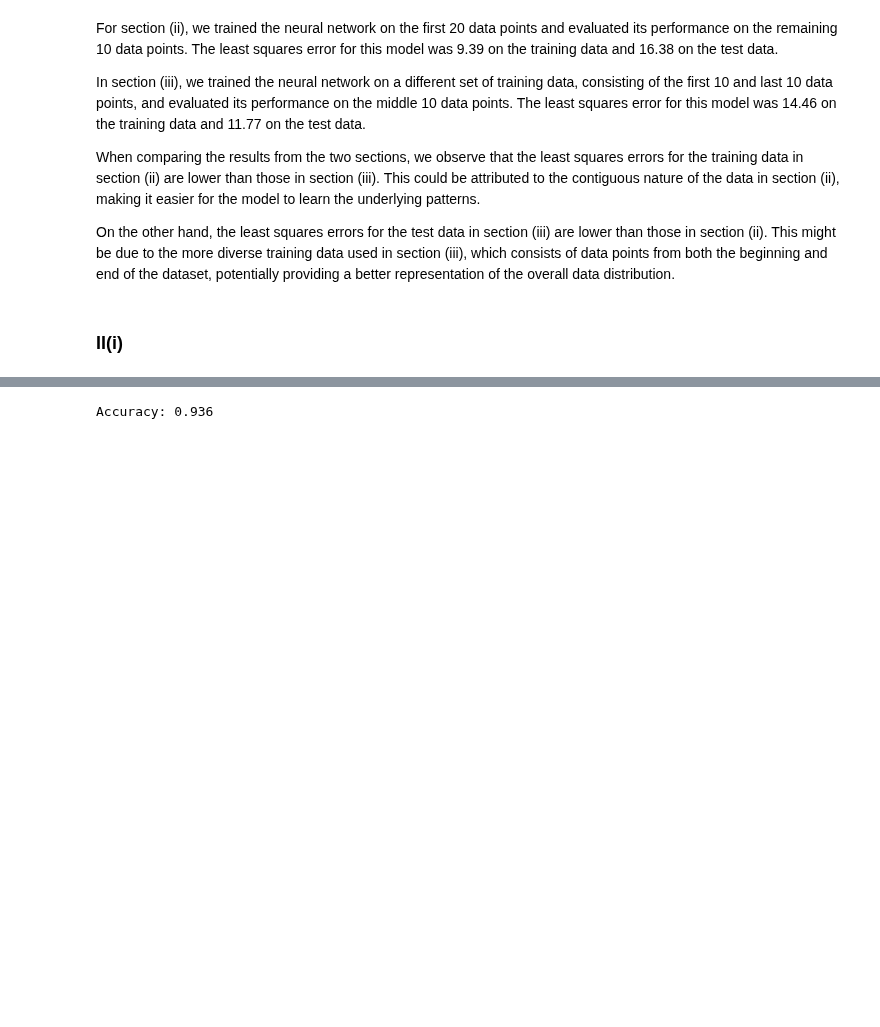
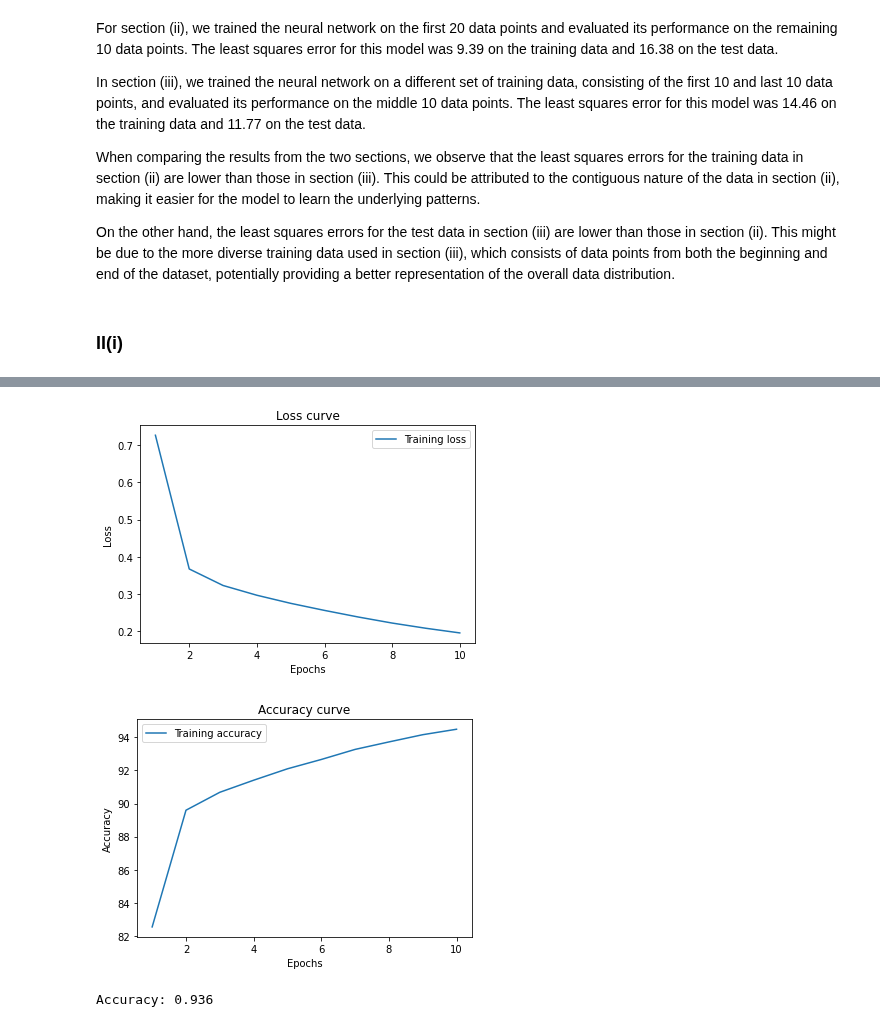
Before and after one commit to ZiwenLi0325/EE399, a Jupyter notebook: hw4/hw4.ipynb, the cells around one changed output, grey strips where cells are left out. Drawn from its saved outputs; the diff is of its cells as text; code cells hidden in the pictures; blank space fills up the shorter version.

Commit message:
some plot

```diff
--- a/hw4/hw4.ipynb
+++ b/hw4/hw4.ipynb
@@ -233,8 +233,15 @@ criterion = nn.NLLLoss()
 optimizer = optim.SGD(model.parameters(), lr=0.01)
 
 # Train the neural network model
-for epoch in range(10):
+num_epochs = 10
+train_losses = []
+train_accuracies = []
+
+for epoch in range(num_epochs):
     running_loss = 0.0
+    correct = 0
+    total = 0
+
     for images, labels in train_loader:
         optimizer.zero_grad()
         output = model(images)
@@ -242,7 +249,16 @@ for epoch in range(10):
         loss.backward()
         optimizer.step()
         running_loss += loss.item()
-    print('Epoch %d loss: %.3f' % (epoch + 1, running_loss/len(train_loader)))
+
+        _, predicted = torch.max(output.data, 1)
+        total += labels.size(0)
+        correct += (predicted == labels).sum().item()
+
+    epoch_loss = running_loss / len(train_loader)
+    epoch_accuracy = 100 * correct / total
+    train_losses.append(epoch_loss)
+    train_accuracies.append(epoch_accuracy)
+    print('Epoch %d loss: %.3f, accuracy: %.3f%%' % (epoch + 1, epoch_loss, epoch_accuracy))
 
 # Evaluate the neural network model on the test data
 correct = 0
@@ -254,4 +270,23 @@ with torch.no_grad():
         total += labels.size(0)
         correct += (predicted == labels).sum().item()
 print('Test accuracy: %.3f%%' % (100 * correct / total))
+
+# Plot the loss curve
+epochs = range(1, num_epochs + 1)
+plt.plot(epochs, train_losses, label="Training loss")
+plt.xlabel("Epochs")
+plt.ylabel("Loss")
+plt.legend()
+plt.title("Loss curve")
+plt.savefig('nn_accuracy_curve.png')
+plt.show()
+
+# Plot the accuracy curve
+plt.plot(epochs, train_accuracies, label="Training accuracy")
+plt.xlabel("Epochs")
+plt.ylabel("Accuracy")
+plt.legend()
+plt.title("Accuracy curve")
+plt.savefig('nn_accuracy_curve.png')
+plt.show()
 # %% [output]
@@ -269 +304,3 @@ Test accuracy: 94.700%
+[figure, added]
+[figure, added]
 # %%
```
Also changed, not shown: parts of 9 cells of this notebook, 3 other files.
